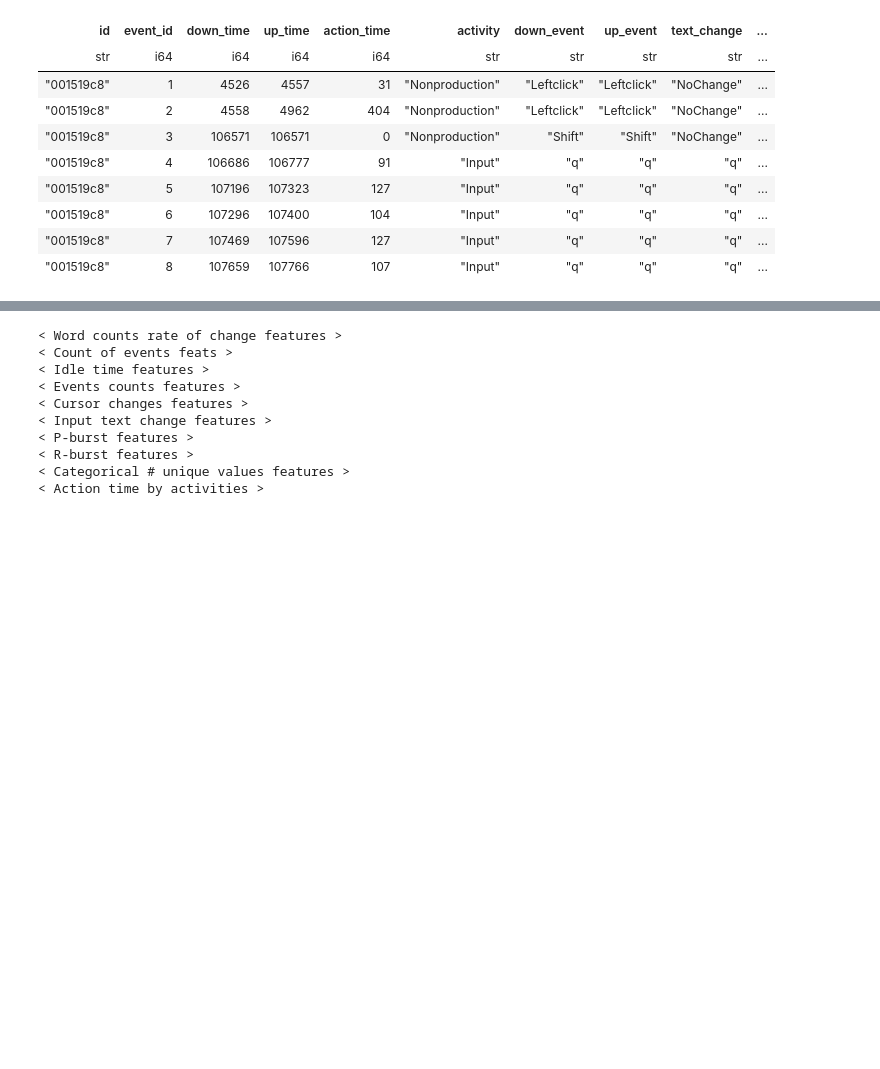
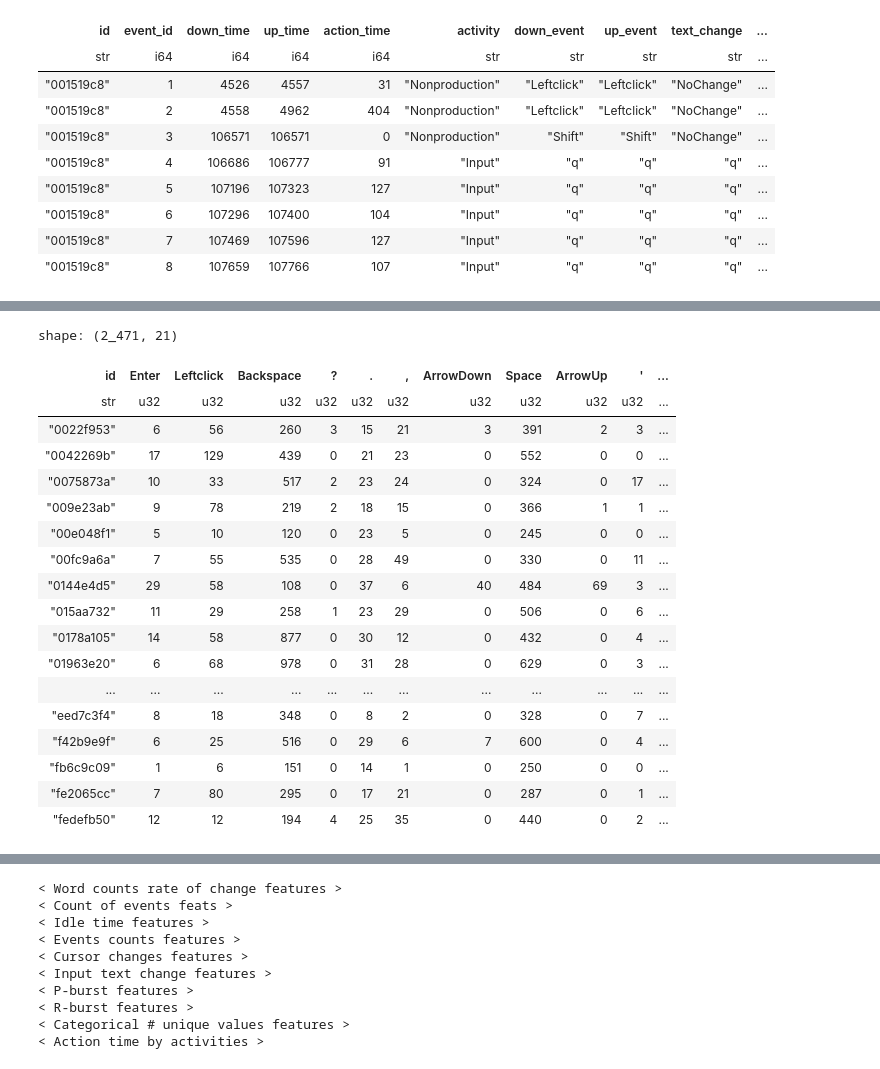
Before and after one commit to uallende/linking_writing_quality, a Jupyter notebook: SPF_full_submission.ipynb, the cells around one changed output, grey strips where cells are left out. Saved outputs shown, nothing was run; the diff lists cells and outputs as text; code cells hidden in the pictures; blank space fills up the shorter version.

```diff
--- a/SPF_full_submission.ipynb
+++ b/SPF_full_submission.ipynb
@@ -42,0 +195,22 @@ shape: (8, 11)
+# %%
+tr.collect()
+# %% [output]
+shape: (2_471, 21)
+| id | Enter | Leftclick | Backspace | ? | . | , | ArrowDown | Space | ArrowUp | ' | ... |
+| str | u32 | u32 | u32 | u32 | u32 | u32 | u32 | u32 | u32 | u32 | ... |
+| "0022f953" | 6 | 56 | 260 | 3 | 15 | 21 | 3 | 391 | 2 | 3 | ... |
+| "0042269b" | 17 | 129 | 439 | 0 | 21 | 23 | 0 | 552 | 0 | 0 | ... |
+| "0075873a" | 10 | 33 | 517 | 2 | 23 | 24 | 0 | 324 | 0 | 17 | ... |
+| "009e23ab" | 9 | 78 | 219 | 2 | 18 | 15 | 0 | 366 | 1 | 1 | ... |
+| "00e048f1" | 5 | 10 | 120 | 0 | 23 | 5 | 0 | 245 | 0 | 0 | ... |
+| "00fc9a6a" | 7 | 55 | 535 | 0 | 28 | 49 | 0 | 330 | 0 | 11 | ... |
+| "0144e4d5" | 29 | 58 | 108 | 0 | 37 | 6 | 40 | 484 | 69 | 3 | ... |
+| "015aa732" | 11 | 29 | 258 | 1 | 23 | 29 | 0 | 506 | 0 | 6 | ... |
+| "0178a105" | 14 | 58 | 877 | 0 | 30 | 12 | 0 | 432 | 0 | 4 | ... |
+| "01963e20" | 6 | 68 | 978 | 0 | 31 | 28 | 0 | 629 | 0 | 3 | ... |
+| ... | ... | ... | ... | ... | ... | ... | ... | ... | ... | ... | ... |
+| "eed7c3f4" | 8 | 18 | 348 | 0 | 8 | 2 | 0 | 328 | 0 | 7 | ... |
+| "f42b9e9f" | 6 | 25 | 516 | 0 | 29 | 6 | 7 | 600 | 0 | 4 | ... |
+| "fb6c9c09" | 1 | 6 | 151 | 0 | 14 | 1 | 0 | 250 | 0 | 0 | ... |
+| "fe2065cc" | 7 | 80 | 295 | 0 | 17 | 21 | 0 | 287 | 0 | 1 | ... |
+| "fedefb50" | 12 | 12 | 194 | 4 | 25 | 35 | 0 | 440 | 0 | 2 | ... |
```
Also changed, not shown: parts of 10 cells of this notebook, 2 other files.
